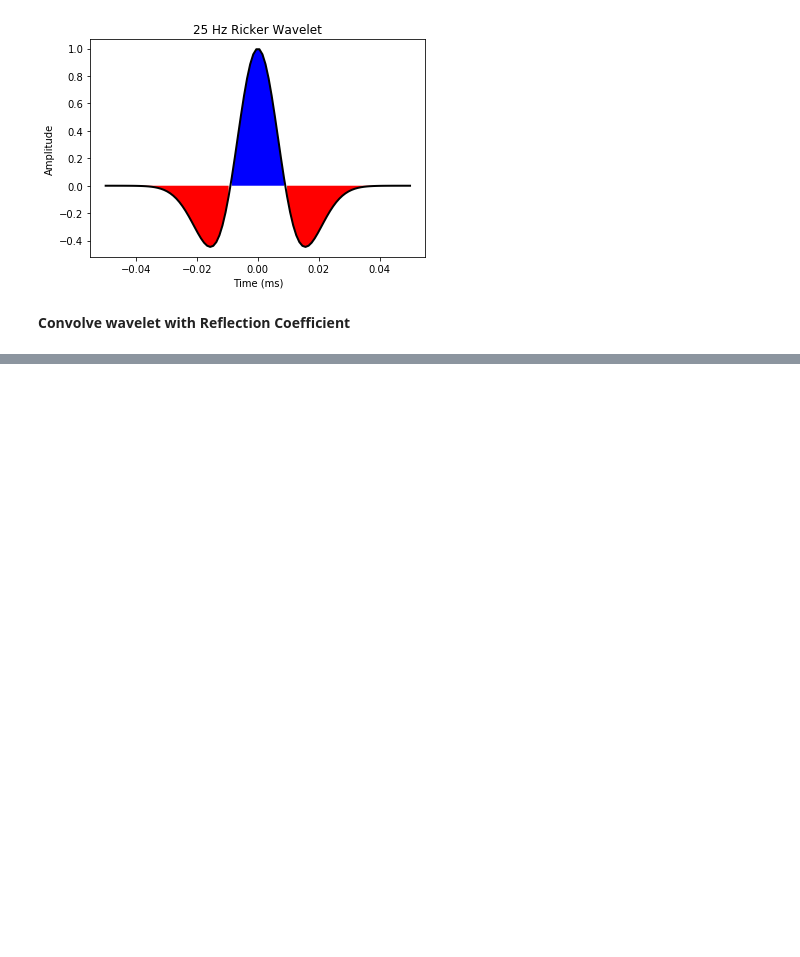
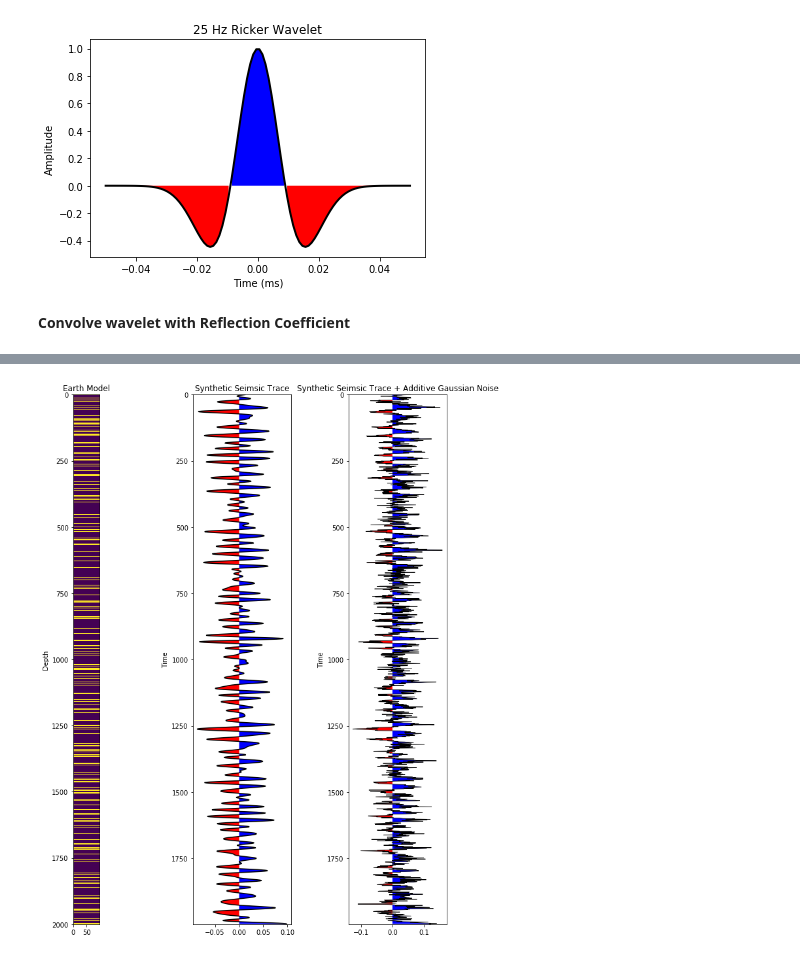
Before and after one commit to bdowdell/automatic_well_tie, a Jupyter notebook: nb/prototyping.ipynb, the cells around one changed output, grey strips where cells are left out. Drawn from its saved outputs; the diff is of its cells as text; code cells hidden in the pictures; blank space fills up the shorter version.

```diff
--- a/nb/prototyping.ipynb
+++ b/nb/prototyping.ipynb
@@ -214,0 +245,36 @@ plt.show()
+# %%
+agw = rng.normal(0, 1, synth_seis_trace.shape)
+agw = np.interp(agw, (agw.min(), agw.max()), (synth_seis_trace.min(), synth_seis_trace.max()))
+synth_seis_trace_agw = synth_seis_trace + agw
+# %%
+fig = plt.figure(figsize=(10,12))
+
+ax1 = fig.add_subplot(1,3,1)
+ax1.imshow(lith.T)
+ax1.set_ylim(0, n_samples)
+ax1.invert_yaxis()
+ax1.set_ylabel('Depth')
+ax1.set_title('Earth Model')
+
+ax2 = fig.add_subplot(1,3,2)
+ax2.plot(synth_seis_trace, range(0, len(synth_seis_trace)), 'k')
+ax2.fill_betweenx(range(0, len(synth_seis_trace)), 0, synth_seis_trace, where=synth_seis_trace<=0, facecolor='red')
+ax2.fill_betweenx(range(0, len(synth_seis_trace)), 0, synth_seis_trace, where=synth_seis_trace>=0, facecolor='blue')
+ax2.set_ylim(0, len(synth_seis_trace))
+ax2.invert_yaxis()
+ax2.set_ylabel('Time')
+ax2.set_title('Synthetic Seimsic Trace')
+
+ax3 = fig.add_subplot(1,3,3)
+ax3.plot(synth_seis_trace_agw, range(0, len(synth_seis_trace_agw)), 'k', lw=0.8)
+ax3.fill_betweenx(range(0, len(synth_seis_trace_agw)), 0, synth_seis_trace_agw, where=synth_seis_trace_agw<=0, facecolor='red')
+ax3.fill_betweenx(range(0, len(synth_seis_trace_agw)), 0, synth_seis_trace_agw, where=synth_seis_trace_agw>=0, facecolor='blue')
+ax3.set_ylim(0, len(synth_seis_trace_agw))
+ax3.invert_yaxis()
+ax3.set_ylabel('Time')
+ax3.set_title('Synthetic Seimsic Trace + Additive Gaussian Noise')
+
+plt.tight_layout()
+plt.show()
+# %% [output]
+[figure, added]
```
Also changed, not shown: parts of 4 cells of this notebook.
